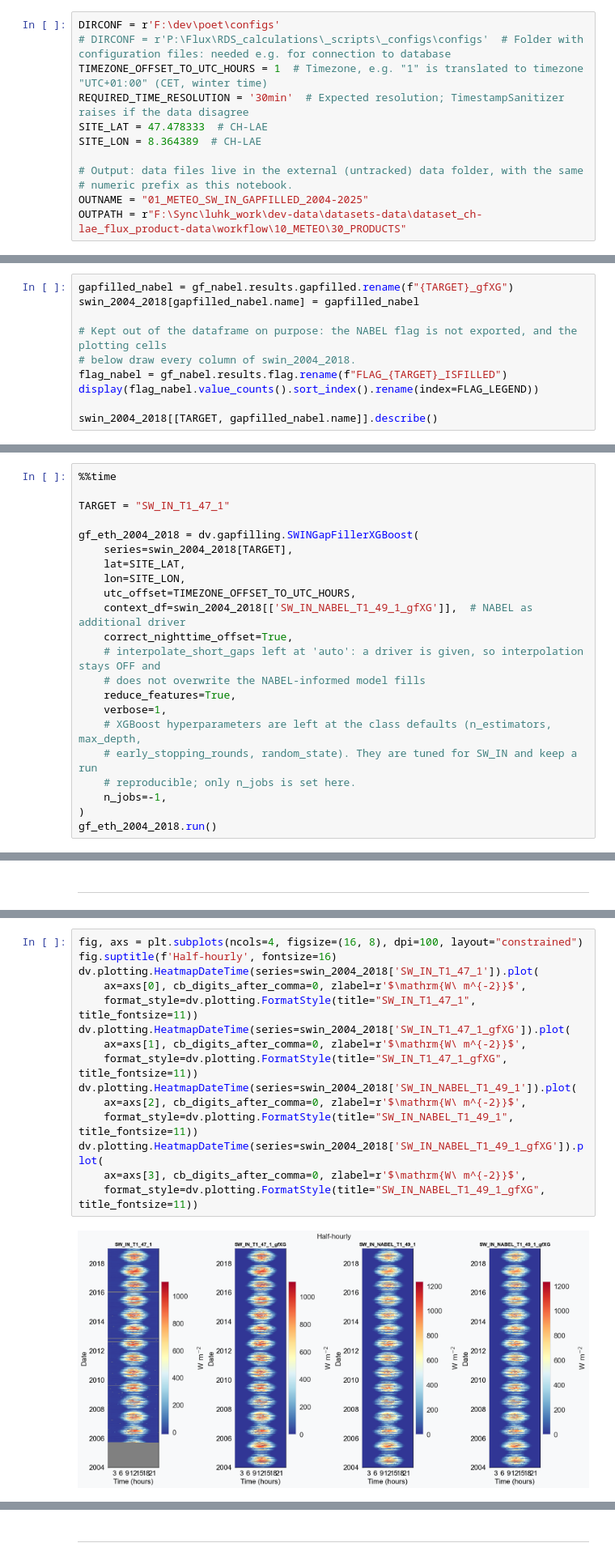
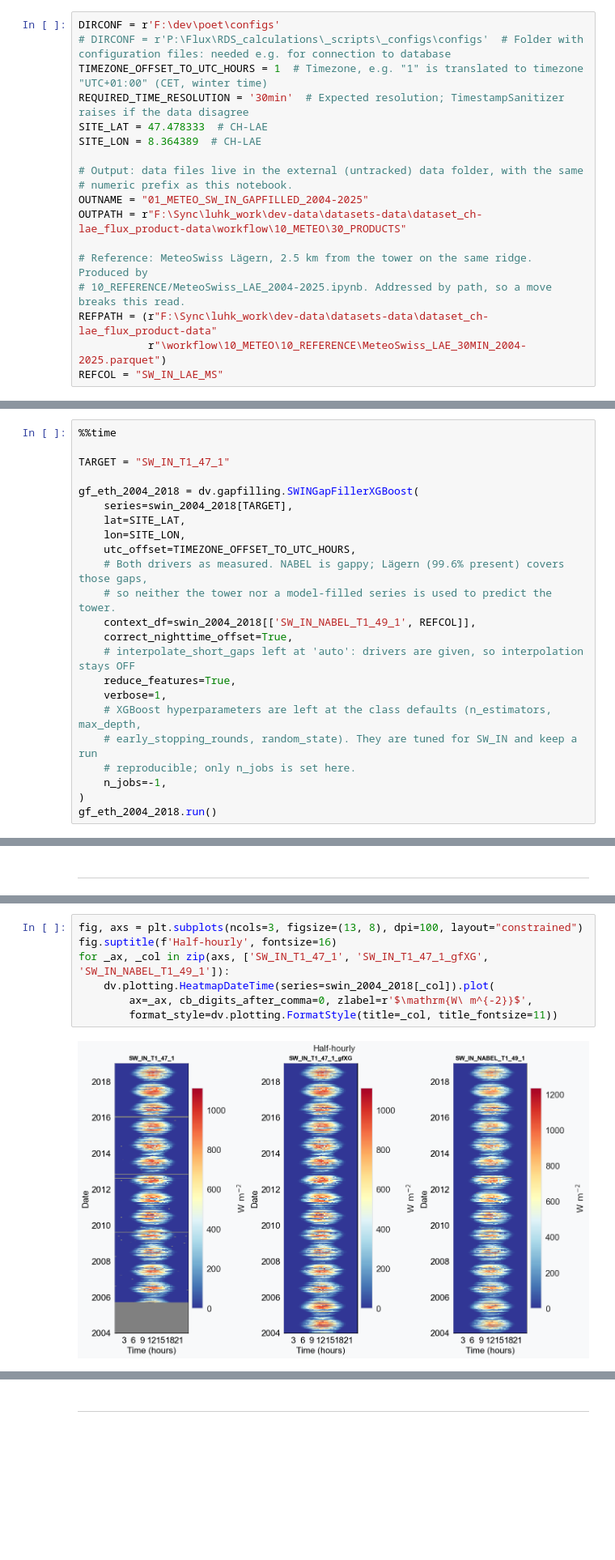
Before and after one commit to holukas/dataset_ch-lae_flux_product, a Jupyter notebook: workflow/10_METEO/30_PRODUCTS/01_METEO_SW_IN_2004-2025.ipynb, the cells around one changed output, grey strips where cells are left out. Shown at 81% size. Saved outputs shown, nothing was run; the diff lists cells and outputs as text; blank space fills up the shorter version.

```diff
--- a/workflow/10_METEO/30_PRODUCTS/01_METEO_SW_IN_2004-2025.ipynb
+++ b/workflow/10_METEO/30_PRODUCTS/01_METEO_SW_IN_2004-2025.ipynb
@@ -65,4 +67,10 @@ SITE_LON = 8.364389  # CH-LAE
 # numeric prefix as this notebook.
 OUTNAME = "01_METEO_SW_IN_GAPFILLED_2004-2025"
 OUTPATH = r"F:\Sync\luhk_work\dev-data\datasets-data\dataset_ch-lae_flux_product-data\workflow\10_METEO\30_PRODUCTS"
+
+# Reference: MeteoSwiss Lägern, 2.5 km from the tower on the same ridge. Produced by
+# 10_REFERENCE/MeteoSwiss_LAE_2004-2025.ipynb. Addressed by path, so a move breaks this read.
+REFPATH = (r"F:\Sync\luhk_work\dev-data\datasets-data\dataset_ch-lae_flux_product-data"
+           r"\workflow\10_METEO\10_REFERENCE\MeteoSwiss_LAE_30MIN_2004-2025.parquet")
+REFCOL = "SW_IN_LAE_MS"
 # %% [markdown]
@@ -902,10 +885,0 @@ not exported; only the ETH flags travel with the product.
-# %%
-gapfilled_nabel = gf_nabel.results.gapfilled.rename(f"{TARGET}_gfXG")
-swin_2004_2018[gapfilled_nabel.name] = gapfilled_nabel
-
-# Kept out of the dataframe on purpose: the NABEL flag is not exported, and the plotting cells
-# below draw every column of swin_2004_2018.
-flag_nabel = gf_nabel.results.flag.rename(f"FLAG_{TARGET}_ISFILLED")
-display(flag_nabel.value_counts().sort_index().rename(index=FLAG_LEGEND))
-
-swin_2004_2018[[TARGET, gapfilled_nabel.name]].describe()
@@ -975,10 +924,11 @@ gf_eth_2004_2018 = dv.gapfilling.SWINGapFillerXGBoost(
     lat=SITE_LAT,
     lon=SITE_LON,
     utc_offset=TIMEZONE_OFFSET_TO_UTC_HOURS,
-    context_df=swin_2004_2018[['SW_IN_NABEL_T1_49_1_gfXG']],  # NABEL as additional driver
+    # Both drivers as measured. NABEL is gappy; Lägern (99.6% present) covers those gaps,
+    # so neither the tower nor a model-filled series is used to predict the tower.
+    context_df=swin_2004_2018[['SW_IN_NABEL_T1_49_1', REFCOL]],
     correct_nighttime_offset=True,
-    # interpolate_short_gaps left at 'auto': a driver is given, so interpolation stays OFF and
-    # does not overwrite the NABEL-informed model fills
+    # interpolate_short_gaps left at 'auto': drivers are given, so interpolation stays OFF
     reduce_features=True,
     verbose=1,
     # XGBoost hyperparameters are left at the class defaults (n_estimators, max_depth,
@@ -1191,18 +1139,10 @@ swin_2004_2018.describe()
 # %%
-fig, axs = plt.subplots(ncols=4, figsize=(16, 8), dpi=100, layout="constrained")
+fig, axs = plt.subplots(ncols=3, figsize=(13, 8), dpi=100, layout="constrained")
 fig.suptitle(f'Half-hourly', fontsize=16)
-dv.plotting.HeatmapDateTime(series=swin_2004_2018['SW_IN_T1_47_1']).plot(
-    ax=axs[0], cb_digits_after_comma=0, zlabel=r'$\mathrm{W\ m^{-2}}$',
-    format_style=dv.plotting.FormatStyle(title="SW_IN_T1_47_1", title_fontsize=11))
-dv.plotting.HeatmapDateTime(series=swin_2004_2018['SW_IN_T1_47_1_gfXG']).plot(
-    ax=axs[1], cb_digits_after_comma=0, zlabel=r'$\mathrm{W\ m^{-2}}$',
-    format_style=dv.plotting.FormatStyle(title="SW_IN_T1_47_1_gfXG", title_fontsize=11))
-dv.plotting.HeatmapDateTime(series=swin_2004_2018['SW_IN_NABEL_T1_49_1']).plot(
-    ax=axs[2], cb_digits_after_comma=0, zlabel=r'$\mathrm{W\ m^{-2}}$',
-    format_style=dv.plotting.FormatStyle(title="SW_IN_NABEL_T1_49_1", title_fontsize=11))
-dv.plotting.HeatmapDateTime(series=swin_2004_2018['SW_IN_NABEL_T1_49_1_gfXG']).plot(
-    ax=axs[3], cb_digits_after_comma=0, zlabel=r'$\mathrm{W\ m^{-2}}$',
-    format_style=dv.plotting.FormatStyle(title="SW_IN_NABEL_T1_49_1_gfXG", title_fontsize=11))
+for _ax, _col in zip(axs, ['SW_IN_T1_47_1', 'SW_IN_T1_47_1_gfXG', 'SW_IN_NABEL_T1_49_1']):
+    dv.plotting.HeatmapDateTime(series=swin_2004_2018[_col]).plot(
+        ax=_ax, cb_digits_after_comma=0, zlabel=r'$\mathrm{W\ m^{-2}}$',
+        format_style=dv.plotting.FormatStyle(title=_col, title_fontsize=11))
 # %% [output]
-[figure, old version]
+[figure, new version]
 # %% [markdown]
```
Also changed, not shown: parts of 106 cells of this notebook.
